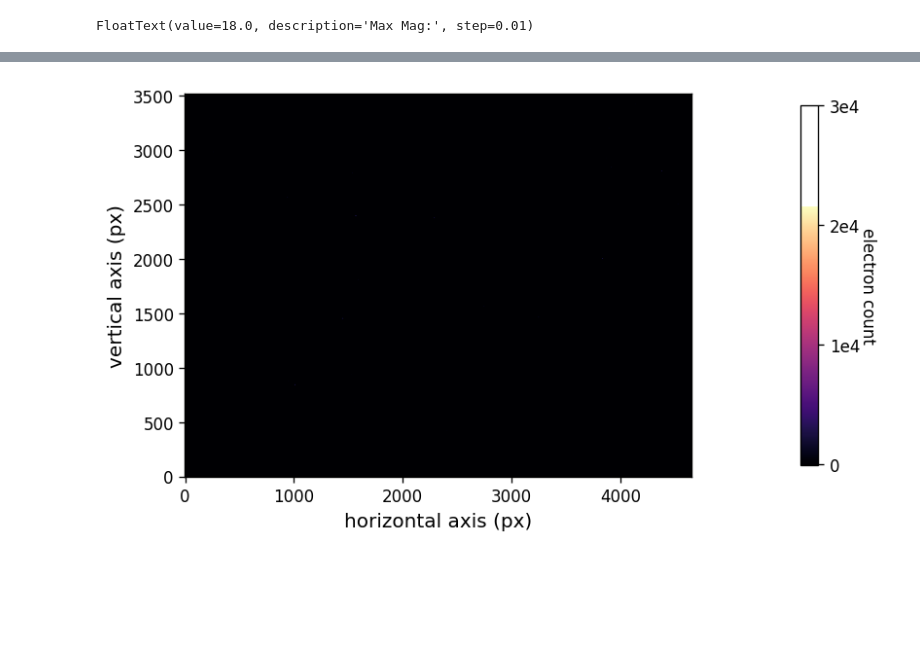
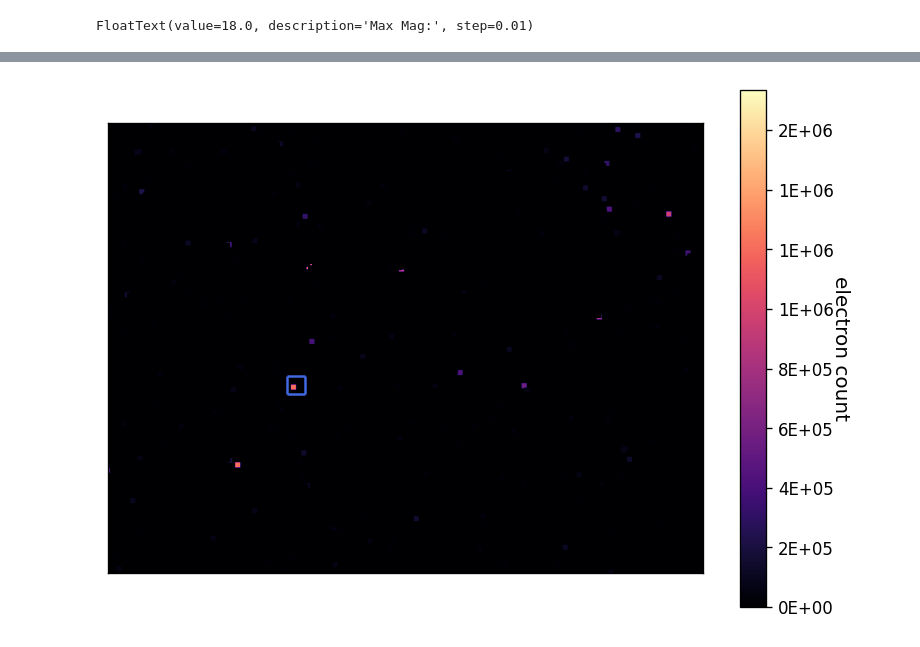
Before and after one commit to orenir49/MAST-simulator, a Jupyter notebook: query.ipynb, the cells around one changed output, grey strips where cells are left out. Drawn from its saved outputs; the diff is of its cells as text; code cells hidden in the pictures; blank space fills up the shorter version.

```diff
--- a/query.ipynb
+++ b/query.ipynb
@@ -20,8 +19,8 @@ from PIL import Image
 fd_unit = u.J/u.m**2/u.s/u.nm
 d_filters = {'Band':['G','BP','RP'],'Wavelength':[639.07*u.nm,518.26*u.nm,782.51*u.nm],'Bandpass':[454.82*u.nm,265.9*u.nm,292.75*u.nm],'clam':[1.346e-21*fd_unit,3.009e-21*fd_unit,1.638e-21*fd_unit]}
 filters = pd.DataFrame(data=d_filters)
-qe = pd.read_csv('QE.csv',delimiter=',',index_col=0)
-dark = pd.read_csv('dark_current.csv',delimiter=',')
+qe = pd.read_csv('./ccd_data/QE.csv',delimiter=',',index_col=0)
+dark = pd.read_csv('./ccd_data/dark_current.csv',delimiter=',')
 
 ccd_width_px = 4656
 ccd_height_px = 3520
@@ -270,7 +244,7 @@ def create_image(table, ra_center , dec_center, t_exp = 1*u.s, temp = -15, sky =
     return image
 # %%
 table = create_table(max_mag_widget.value,ra_widget.value,dec_widget.value)
-image = create_image(table,ra_widget.value,dec_widget.value)
+image = create_image(table,ra_widget.value,dec_widget.value,t_exp=5*u.s)
 # %%
 image_for_conv = np.zeros((image.shape[0]+512, image.shape[1]+512))
 image_for_conv[256:image.shape[0]+256, 256:image.shape[1]+256] = image
@@ -279,24 +255,32 @@ conv_image_for_conv = convolve_region_based_kernel(image_for_conv, r'/workspaces
 # %%
 mag_to_e = lambda mag: 2e5*10**(-0.4*(mag-10))
 e_to_mag = lambda e: 10-2.5*np.log10(np.abs(e+1)/200000)
 
 fig,ax = plt.subplots(figsize=(8,8),dpi=120)
 mappable = ax.imshow(image,origin='lower',cmap='magma')
-ax.set_xlabel('horizontal axis (px)',fontdict={'size':12})
-ax.set_ylabel('vertical axis (px)',fontdict={'size':12})
-cbar = fig.colorbar(mappable,ax=ax,shrink=0.5,pad = 0.15,format='%1.0E')
-cbar.set_label('electron count',labelpad=10,rotation = 270)
-cbar.ax.set_yticks([0,1e4,2e4,3e4])
-cbar.ax.set_yticklabels(['0','1e4','2e4','3e4'])
+# ax.set_xlabel('horizontal axis (px)',fontdict={'size':12})
+# ax.set_ylabel('vertical axis (px)',fontdict={'size':12})
+# cbar = fig.colorbar(mappable,ax=ax,shrink=0.5,pad = 0.15,format='%1.0E')
+# cbar.set_label('electron count',labelpad=10,rotation = 270)
+# cbar.ax.set_yticks([0,1e3,2e3,3e3])
+# cbar.ax.set_yticklabels(['0','1e3','2e3','3e3'])
 # cbar2 = cbar.ax.secondary_yaxis('left',functions = (e_to_mag,mag_to_e))
 # cbar2.set_ylabel('magnitude',labelpad=10)
 # cbar2.set_yticks([15,14,13,12])
 
 
-# cbar = fig.colorbar(mappable,ax=ax,shrink=0.5,pad = 0.05,format='%1.0E')
-# ax.set_xticks([])
-# ax.set_yticks([])
+cbar = fig.colorbar(mappable,ax=ax,shrink=0.7,pad = 0.05,format='%1.0E')
+cbar.set_label('electron count',labelpad=10,rotation = 270,fontdict={'size':12})
+ax.set_xticks([])
+ax.set_yticks([])
+ax.hlines(1400,1400,1540,color='RoyalBlue')
+ax.hlines(1540,1400,1540,color='RoyalBlue')
+ax.vlines(1400,1400,1540,color='RoyalBlue')
+ax.vlines(1540,1400,1540,color='RoyalBlue')
+
+# ax.set_xlim(1420,1520)
+# ax.set_ylim(1420,1520)
 
 plt.show()
 # %% [output]
-[figure, old version]
+[figure, new version]
```
Also changed, not shown: parts of 3 cells of this notebook, 2 other files.
